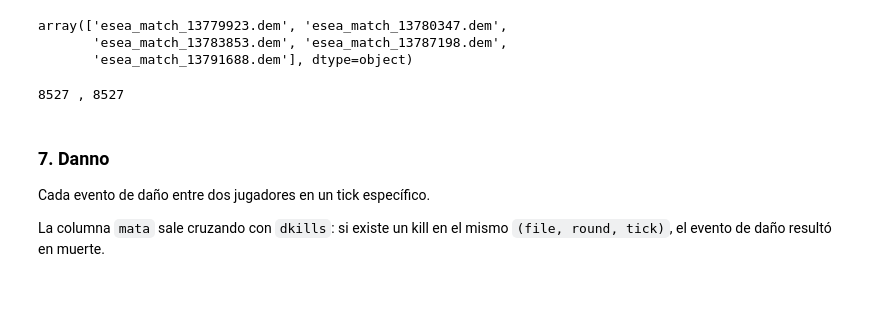
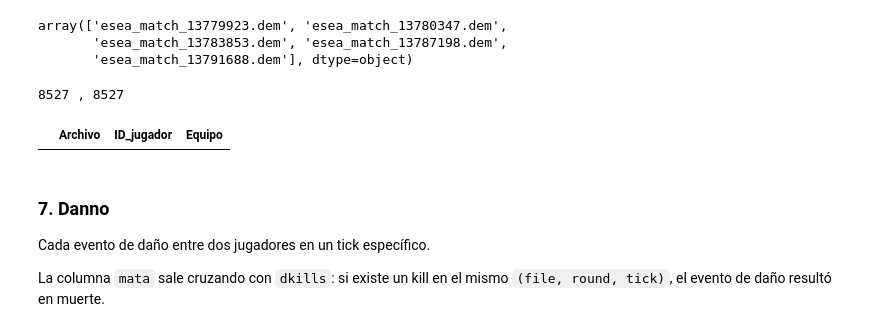
Before and after one commit to Bgallardo46/batos1, a Jupyter notebook: proyecto/Procesamiento datos/Filtro_datos_limpio.ipynb, the cells around one changed output. Saved outputs shown, nothing was run; the diff lists cells and outputs as text; code cells hidden in the pictures; blank space fills up the shorter version.

```diff
--- a/proyecto/Procesamiento datos/Filtro_datos_limpio.ipynb
+++ b/proyecto/Procesamiento datos/Filtro_datos_limpio.ipynb
@@ -258,6 +263,12 @@ Participacion = Participacion[~Participacion.isin(culpables)].dropna()
 print(len(Partida),',',  len(Participacion['Archivo'].unique()))
 # %% [output]
 8527 , 8527
+# %%
+#### Revisamos llaves foráneas
+Participacion[~Participacion['Archivo'].isin(Partida['Archivo'])]
+Participacion[~Participacion['ID_jugador'].isin(Jugador['ID'])]
+# %% [output]
+|  | Archivo | ID_jugador | Equipo |
 # %% [markdown]
 ### 7. Danno
 Cada evento de daño entre dos jugadores en un tick específico.
```
Also changed, not shown: parts of 9 cells of this notebook, 2 other files.
